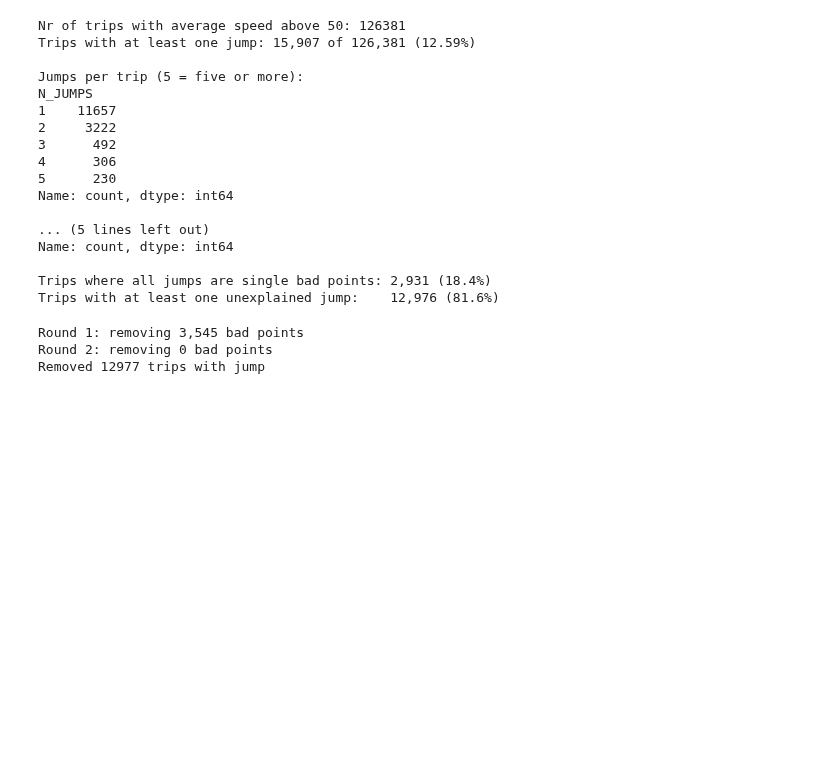
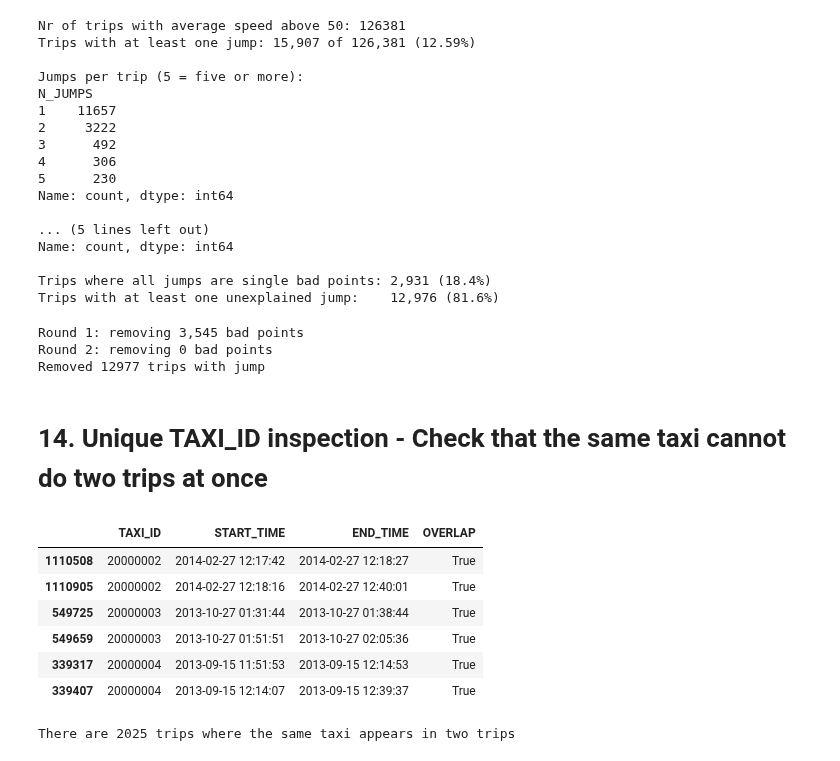
Before and after one commit to gbjaaland/TDT4225-Assignment2, a Jupyter notebook: eda.ipynb, the cells around one changed output. Drawn from its saved outputs; the diff is of its cells as text; code cells hidden in the pictures; blank space fills up the shorter version.

Commit message:
add analysis about overlapping trips

```diff
--- a/eda.ipynb
+++ b/eda.ipynb
@@ -727,4 +727,28 @@ fastest_ids = max_speed.index[:10]
 fastest_trips = valid_after[valid_after["TRIP_ID"].isin(fastest_ids)].copy()
 fastest_trips["POLYLINE"] = fastest_trips["POLYLINE"].apply(json.loads)
 plot_trip(fastest_trips)
+# %% [markdown]
+# 14. Unique TAXI_ID inspection - Check that the same taxi cannot do two trips at once
+# %%
+# Find the end of each trip
+df["END_TIME"] = df["START_TIME"] + pd.to_timedelta(df["DURATION_MIN"], unit="m")
+
+# sort values by TAXI_ID and TIMESTAMP and check for overlapping trips done by the same taxi
+porto_df_by_taxi = df.sort_values(by=["TAXI_ID", "TIMESTAMP"])
+overlap = (porto_df_by_taxi["TAXI_ID"] == porto_df_by_taxi["TAXI_ID"].shift(1)) & (porto_df_by_taxi["END_TIME"].shift(1) > porto_df_by_taxi["START_TIME"])
+porto_df_by_taxi["OVERLAP"] = overlap | overlap.shift(-1, fill_value=False)
+
+# inspect
+porto_df_by_taxi_overlap = porto_df_by_taxi[porto_df_by_taxi["OVERLAP"]][["TAXI_ID", "START_TIME", "END_TIME", "OVERLAP"]]
+display(porto_df_by_taxi_overlap.sort_values(by = ["TAXI_ID", "START_TIME"]).head(6))
+print(f"There are {porto_df_by_taxi_overlap.shape[0]} trips where the same taxi appears in two trips")
+# %% [output]
+|  | TAXI_ID | START_TIME | END_TIME | OVERLAP |
+| 1110508 | 20000002 | 2014-02-27 12:17:42 | 2014-02-27 12:18:27 | True |
+| 1110905 | 20000002 | 2014-02-27 12:18:16 | 2014-02-27 12:40:01 | True |
+| 549725 | 20000003 | 2013-10-27 01:31:44 | 2013-10-27 01:38:44 | True |
+| 549659 | 20000003 | 2013-10-27 01:51:51 | 2013-10-27 02:05:36 | True |
+| 339317 | 20000004 | 2013-09-15 11:51:53 | 2013-09-15 12:14:53 | True |
+| 339407 | 20000004 | 2013-09-15 12:14:07 | 2013-09-15 12:39:37 | True |
+There are 2025 trips where the same taxi appears in two trips
 # %% [markdown]
```
Also changed, not shown: parts of 1 cell of this notebook.
